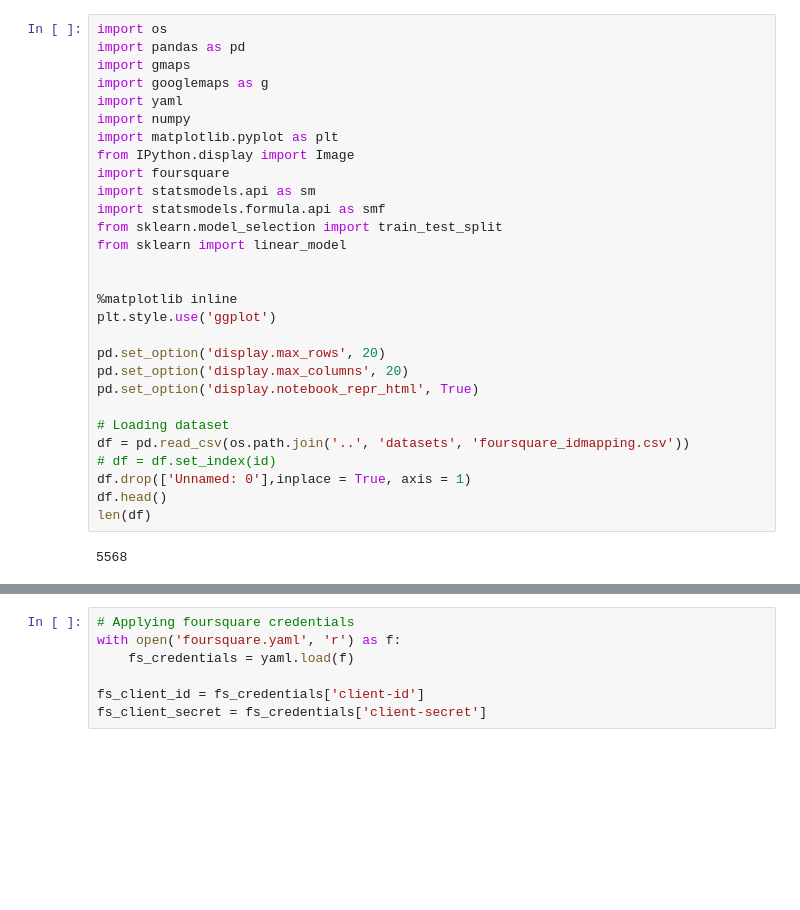
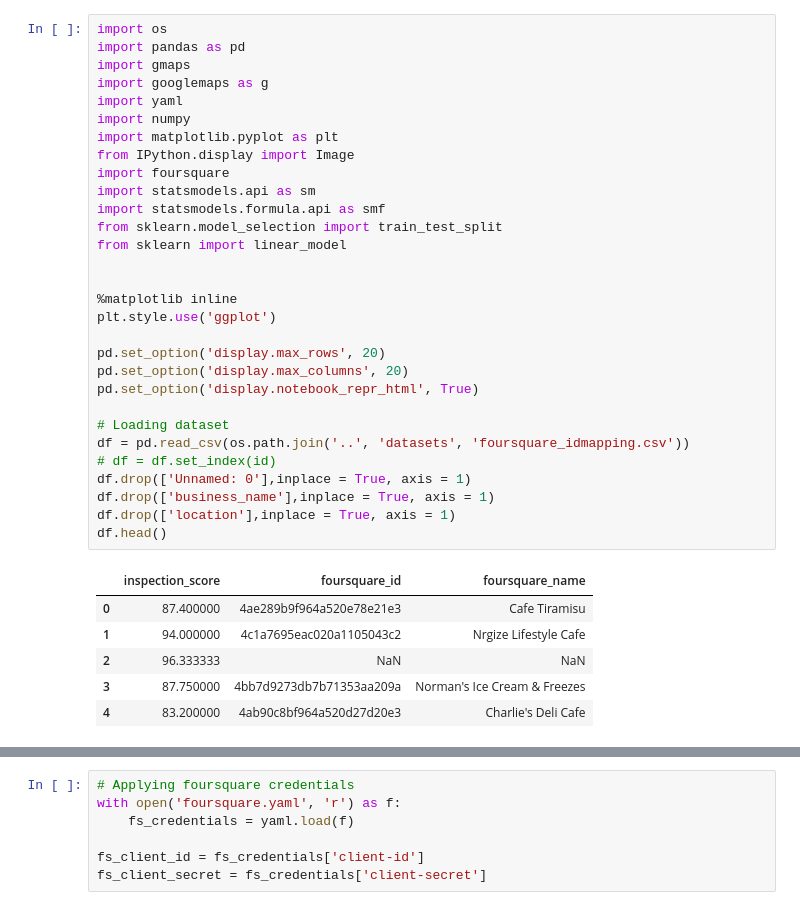
Before and after one commit to manulohiya/checkin-predictor, a Jupyter notebook: notebooks/checkin_predictor_part2.ipynb, the cells around one changed output, grey strips where cells are left out. Cells and saved outputs as stored; diff of their text form; blank space fills up the shorter version.

```diff
--- a/notebooks/checkin_predictor_part2.ipynb
+++ b/notebooks/checkin_predictor_part2.ipynb
@@ -1,31 +1,37 @@
 # %%
 import os
 import pandas as pd
 import gmaps
 import googlemaps as g
 import yaml
 import numpy
 import matplotlib.pyplot as plt
 from IPython.display import Image
 import foursquare
 import statsmodels.api as sm
 import statsmodels.formula.api as smf
 from sklearn.model_selection import train_test_split
 from sklearn import linear_model
 
 
 %matplotlib inline
 plt.style.use('ggplot')
 
 pd.set_option('display.max_rows', 20)
 pd.set_option('display.max_columns', 20)
 pd.set_option('display.notebook_repr_html', True)
 
 # Loading dataset
 df = pd.read_csv(os.path.join('..', 'datasets', 'foursquare_idmapping.csv'))
 # df = df.set_index(id)
 df.drop(['Unnamed: 0'],inplace = True, axis = 1)
+df.drop(['business_name'],inplace = True, axis = 1)
+df.drop(['location'],inplace = True, axis = 1)
 df.head()
-len(df)
 # %% [output]
-5568
+|  | inspection_score | foursquare_id | foursquare_name |
+| 0 | 87.400000 | 4ae289b9f964a520e78e21e3 | Cafe Tiramisu |
+| 1 | 94.000000 | 4c1a7695eac020a1105043c2 | Nrgize Lifestyle Cafe |
+| 2 | 96.333333 | NaN | NaN |
+| 3 | 87.750000 | 4bb7d9273db7b71353aa209a | Norman's Ice Cream & Freezes |
+| 4 | 83.200000 | 4ab90c8bf964a520d27d20e3 | Charlie's Deli Cafe |
```
Also changed, not shown: parts of 12 cells of this notebook, 3 other files.
